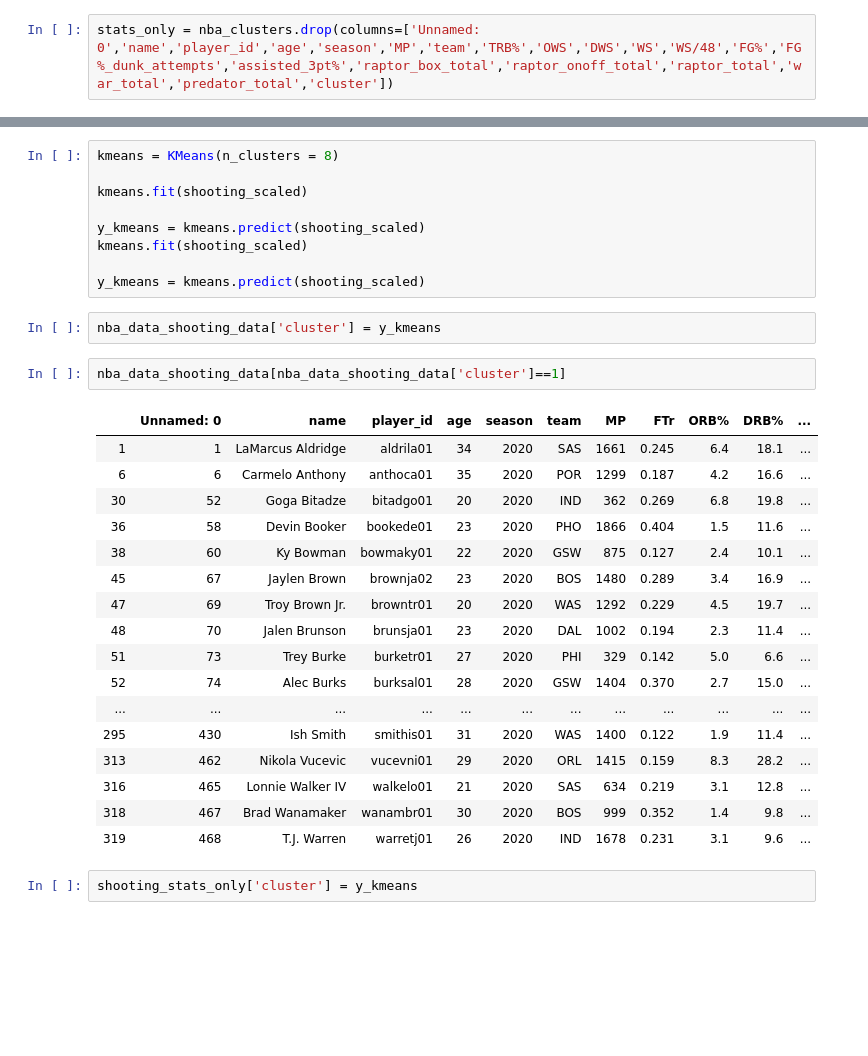
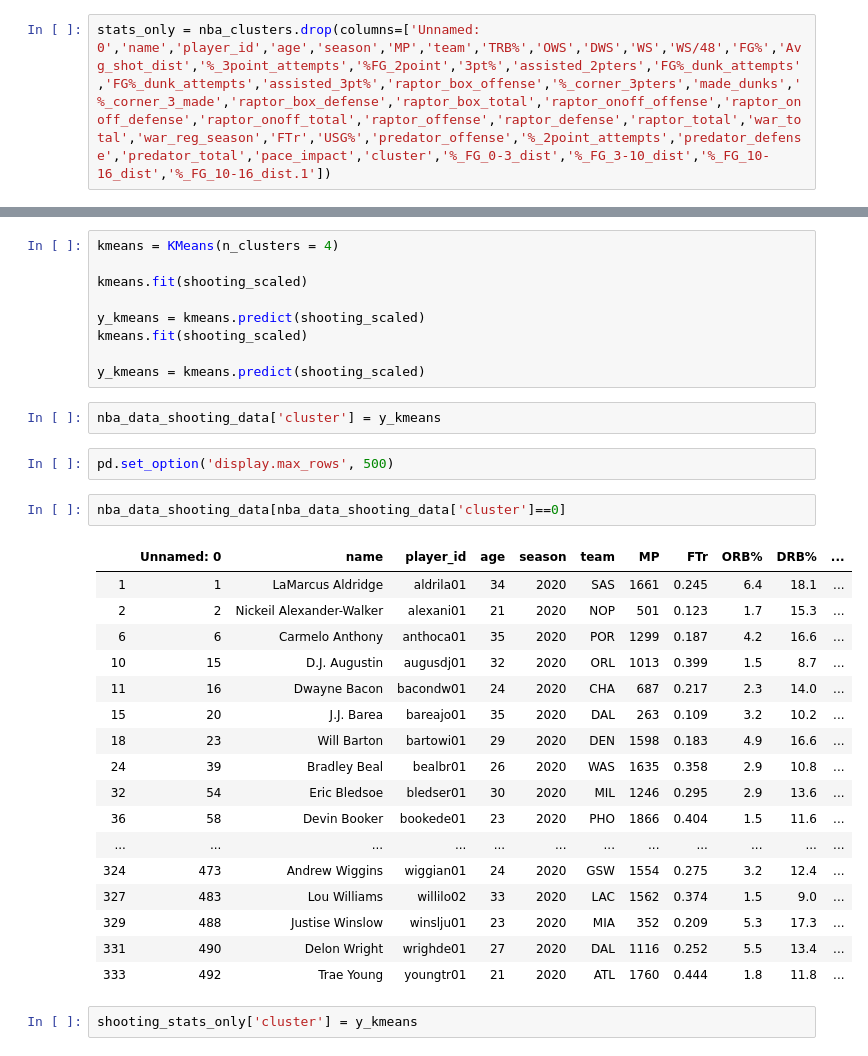
Before and after one commit to brandonmojica/nba_postion_classification, a Jupyter notebook: notebooks/Untitled.ipynb, the cells around one changed output, grey strips where cells are left out. Saved outputs shown, nothing was run; the diff lists cells and outputs as text; blank space fills up the shorter version.

```diff
--- a/notebooks/Untitled.ipynb
+++ b/notebooks/Untitled.ipynb
@@ -29,4 +29,4 @@ nba_clusters.head()
 | 3 | 3 | Grayson Allen | allengr01 | 24 | 2020 | MEM | 498 | 0.199 | 1.1 | 12.7 | ... |
 | 4 | 4 | Kyle Anderson | anderky01 | 26 | 2020 | MEM | 868 | 0.254 | 5.6 | 18.4 | ... |
 # %%
-stats_only = nba_clusters.drop(columns=['Unnamed: 0','name','player_id','age','season','MP','team','TRB%','OWS','DWS','WS','WS/48','FG%','FG%_dunk_attempts','assisted_3pt%','raptor_box_total','raptor_onoff_total','raptor_total','war_total','predator_total','cluster'])
+stats_only = nba_clusters.drop(columns=['Unnamed: 0','name','player_id','age','season','MP','team','TRB%','OWS','DWS','WS','WS/48','FG%','Avg_shot_dist','%_3point_attempts','%FG_2point','3pt%','assisted_2pters','FG%_dunk_attempts','FG%_dunk_attempts','assisted_3pt%','raptor_box_offense','%_corner_3pters','made_dunks','%_corner_3_made','raptor_box_defense','raptor_box_total','raptor_onoff_offense','raptor_onoff_defense','raptor_onoff_total','raptor_offense','raptor_defense','raptor_total','war_total','war_reg_season','FTr','USG%','predator_offense','%_2point_attempts','predator_defense','predator_total','pace_impact','cluster','%_FG_0-3_dist','%_FG_3-10_dist','%_FG_10-16_dist','%_FG_10-16_dist.1'])
@@ -242,7 +268,7 @@ array([[-2.27991505,  2.25718837,  1.57939965, ...,  0.84088162,
        [-2.02009346,  1.44709284,  2.2116628 , ...,  0.48793991,
         -1.34178519,  0.8704776 ]])
 # %%
-kmeans = KMeans(n_clusters = 8)
+kmeans = KMeans(n_clusters = 4)
 
 kmeans.fit(shooting_scaled)
 
@@ -252,26 +278,28 @@ kmeans.fit(shooting_scaled)
 y_kmeans = kmeans.predict(shooting_scaled)
 # %%
 nba_data_shooting_data['cluster'] = y_kmeans
+# %%
+pd.set_option('display.max_rows', 500)
 # %%
-nba_data_shooting_data[nba_data_shooting_data['cluster']==1]
+nba_data_shooting_data[nba_data_shooting_data['cluster']==0]
 # %% [output]
 |  | Unnamed: 0 | name | player_id | age | season | team | MP | FTr | ORB% | DRB% | ... |
 | 1 | 1 | LaMarcus Aldridge | aldrila01 | 34 | 2020 | SAS | 1661 | 0.245 | 6.4 | 18.1 | ... |
+| 2 | 2 | Nickeil Alexander-Walker | alexani01 | 21 | 2020 | NOP | 501 | 0.123 | 1.7 | 15.3 | ... |
 | 6 | 6 | Carmelo Anthony | anthoca01 | 35 | 2020 | POR | 1299 | 0.187 | 4.2 | 16.6 | ... |
-| 30 | 52 | Goga Bitadze | bitadgo01 | 20 | 2020 | IND | 362 | 0.269 | 6.8 | 19.8 | ... |
+| 10 | 15 | D.J. Augustin | augusdj01 | 32 | 2020 | ORL | 1013 | 0.399 | 1.5 | 8.7 | ... |
+| 11 | 16 | Dwayne Bacon | bacondw01 | 24 | 2020 | CHA | 687 | 0.217 | 2.3 | 14.0 | ... |
+| 15 | 20 | J.J. Barea | bareajo01 | 35 | 2020 | DAL | 263 | 0.109 | 3.2 | 10.2 | ... |
+| 18 | 23 | Will Barton | bartowi01 | 29 | 2020 | DEN | 1598 | 0.183 | 4.9 | 16.6 | ... |
+| 24 | 39 | Bradley Beal | bealbr01 | 26 | 2020 | WAS | 1635 | 0.358 | 2.9 | 10.8 | ... |
+| 32 | 54 | Eric Bledsoe | bledser01 | 30 | 2020 | MIL | 1246 | 0.295 | 2.9 | 13.6 | ... |
 | 36 | 58 | Devin Booker | bookede01 | 23 | 2020 | PHO | 1866 | 0.404 | 1.5 | 11.6 | ... |
-| 38 | 60 | Ky Bowman | bowmaky01 | 22 | 2020 | GSW | 875 | 0.127 | 2.4 | 10.1 | ... |
-| 45 | 67 | Jaylen Brown | brownja02 | 23 | 2020 | BOS | 1480 | 0.289 | 3.4 | 16.9 | ... |
-| 47 | 69 | Troy Brown Jr. | browntr01 | 20 | 2020 | WAS | 1292 | 0.229 | 4.5 | 19.7 | ... |
-| 48 | 70 | Jalen Brunson | brunsja01 | 23 | 2020 | DAL | 1002 | 0.194 | 2.3 | 11.4 | ... |
-| 51 | 73 | Trey Burke | burketr01 | 27 | 2020 | PHI | 329 | 0.142 | 5.0 | 6.6 | ... |
-| 52 | 74 | Alec Burks | burksal01 | 28 | 2020 | GSW | 1404 | 0.370 | 2.7 | 15.0 | ... |
 | ... | ... | ... | ... | ... | ... | ... | ... | ... | ... | ... | ... |
-| 295 | 430 | Ish Smith | smithis01 | 31 | 2020 | WAS | 1400 | 0.122 | 1.9 | 11.4 | ... |
-| 313 | 462 | Nikola Vucevic | vucevni01 | 29 | 2020 | ORL | 1415 | 0.159 | 8.3 | 28.2 | ... |
-| 316 | 465 | Lonnie Walker IV | walkelo01 | 21 | 2020 | SAS | 634 | 0.219 | 3.1 | 12.8 | ... |
-| 318 | 467 | Brad Wanamaker | wanambr01 | 30 | 2020 | BOS | 999 | 0.352 | 1.4 | 9.8 | ... |
-| 319 | 468 | T.J. Warren | warretj01 | 26 | 2020 | IND | 1678 | 0.231 | 3.1 | 9.6 | ... |
+| 324 | 473 | Andrew Wiggins | wiggian01 | 24 | 2020 | GSW | 1554 | 0.275 | 3.2 | 12.4 | ... |
+| 327 | 483 | Lou Williams | willilo02 | 33 | 2020 | LAC | 1562 | 0.374 | 1.5 | 9.0 | ... |
+| 329 | 488 | Justise Winslow | winslju01 | 23 | 2020 | MIA | 352 | 0.209 | 5.3 | 17.3 | ... |
+| 331 | 490 | Delon Wright | wrighde01 | 27 | 2020 | DAL | 1116 | 0.252 | 5.5 | 13.4 | ... |
+| 333 | 492 | Trae Young | youngtr01 | 21 | 2020 | ATL | 1760 | 0.444 | 1.8 | 11.8 | ... |
 # %%
 shooting_stats_only['cluster'] = y_kmeans
 # %%
```
Also changed, not shown: parts of 13 cells of this notebook, 21 other files.
